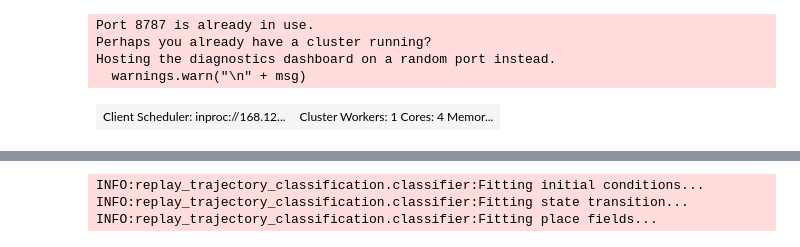
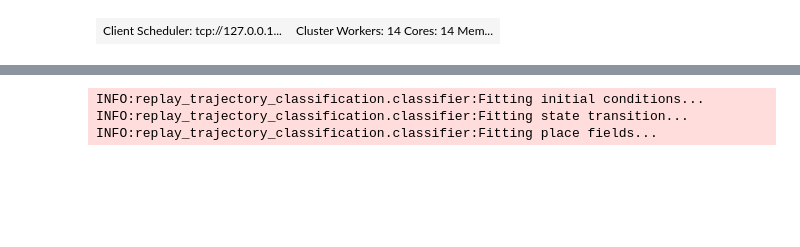
Before and after one commit to Eden-Kramer-Lab/replay_trajectory_paper, a Jupyter notebook: notebooks/Classify_Real_Movement.ipynb, the cells around one changed output, grey strips where cells are left out. Drawn from its saved outputs; the diff is of its cells as text; code cells hidden in the pictures; blank space fills up the shorter version.

```diff
--- a/notebooks/Classify_Real_Movement.ipynb
+++ b/notebooks/Classify_Real_Movement.ipynb
@@ -7,24 +7,21 @@
 # %%
 import numpy as np
 import matplotlib.pyplot as plt
 import pandas as pd
 import xarray as xr
+import seaborn as sns
 
 from dask.distributed import Client, LocalCluster
 import dask
 import logging
 
 logging.basicConfig(level=logging.INFO)
 
-client = Client(processes=False)
+client = Client(processes=True, n_workers=14, threads_per_worker=1, memory_limit='25GB')
 
 client
 # %% [output]
-Port 8787 is already in use.
-Perhaps you already have a cluster running?
-Hosting the diagnostics dashboard on a random port instead.
-  warnings.warn("\n" + msg)
-| Client Scheduler: inproc://168.12... | Cluster Workers: 1 Cores: 4 Memor... |
+| Client Scheduler: tcp://127.0.0.1... | Cluster Workers: 14 Cores: 14 Mem... |
 # %%
 from src.load_data import load_data
 
```
Also changed, not shown: parts of 9 cells of this notebook.
